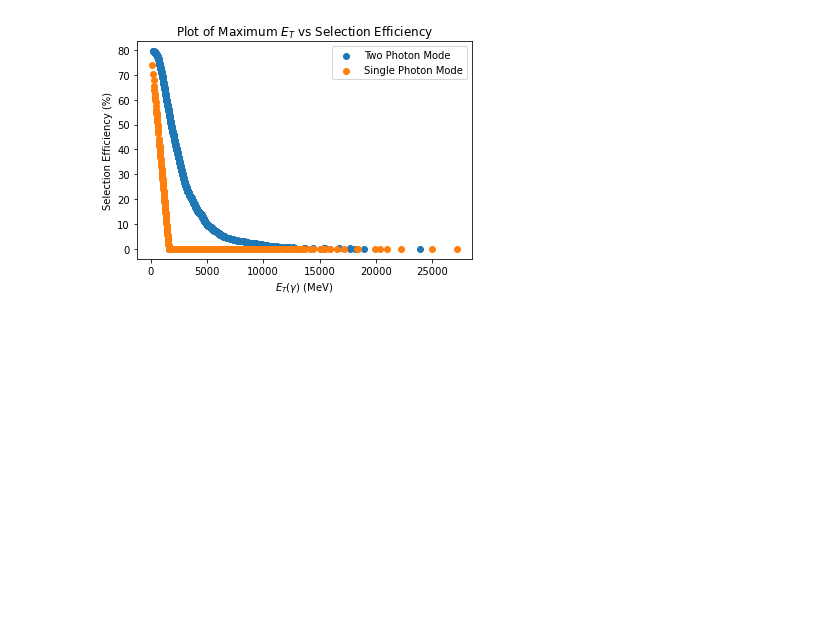
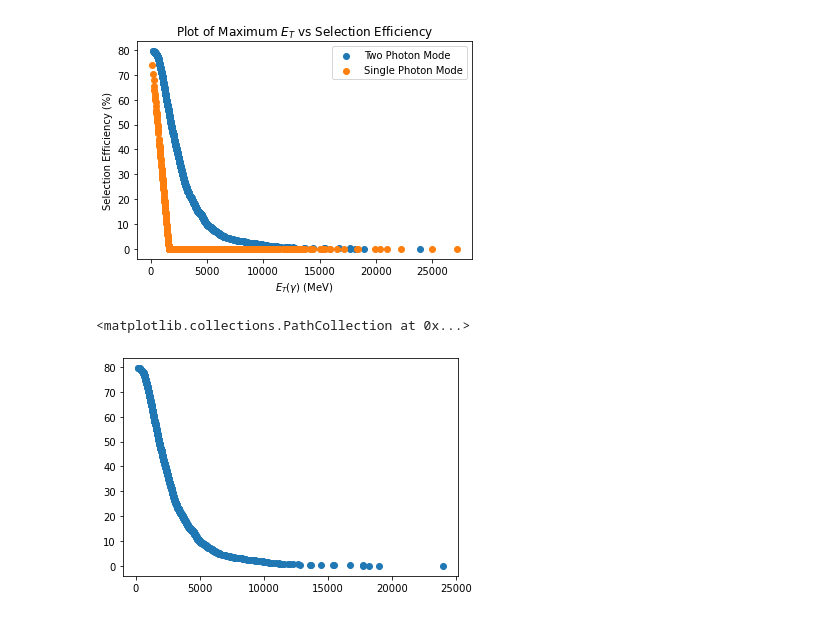
Before and after one commit to spemmaraju5/MSc-Physics-Monash-University, a Jupyter notebook: Research_Project/LHCb Starterkit/B_to_Kst_eta_eta_gamma_gamma/Signal Selection Efficiency Plots.ipynb, the cells around one changed output. Drawn from its saved outputs; the diff is of its cells as text; code cells hidden in the pictures; blank space fills up the shorter version.

```diff
--- a/Research_Project/LHCb Starterkit/B_to_Kst_eta_eta_gamma_gamma/Signal Selection Efficiency Plots.ipynb
+++ b/Research_Project/LHCb Starterkit/B_to_Kst_eta_eta_gamma_gamma/Signal Selection Efficiency Plots.ipynb
@@ -115,3 +113,9 @@ plt.legend(['Two Photon Mode', 'Single Photon Mode'])
 # %% [output]
 <matplotlib.legend.Legend at 0x...>
 [figure]
+# %%
+plt.figure()
+plt.scatter(max_horiz_axis, max_ver_axis, style )
+# %% [output]
+<matplotlib.collections.PathCollection at 0x...>
+[figure, added]
```
Also changed, not shown: parts of 1 cell of this notebook.
